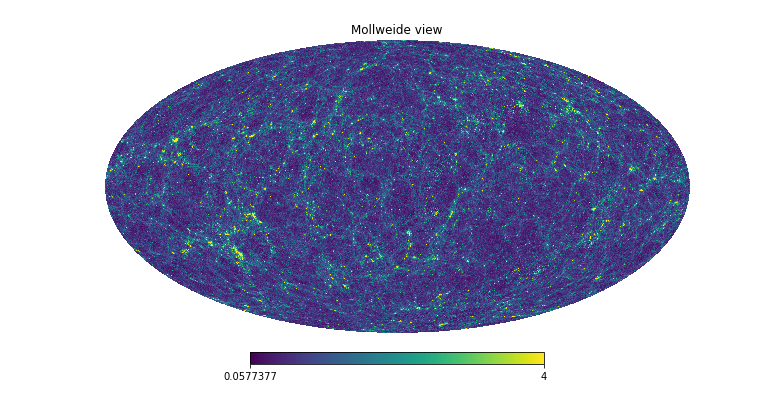
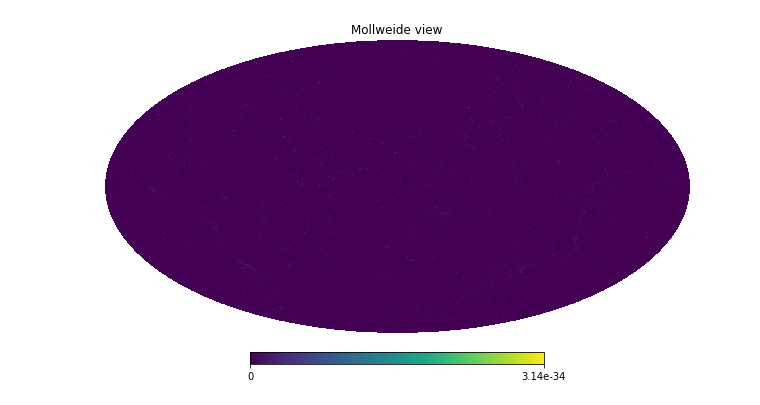
Before and after one commit to wurdahl/kSZfromPC, a Jupyter notebook: Opening-FITS.ipynb, the cells around one changed output. Saved outputs shown, nothing was run; the diff lists cells and outputs as text; code cells hidden in the pictures.

```diff
--- a/Opening-FITS.ipynb
+++ b/Opening-FITS.ipynb
@@ -26,7 +32,7 @@ plt.hist(kSZ,bins = np.linspace(-1*10**-6,1*10**-6));
 # %%
-convergence = hp.read_map("convergence.fits")
-hp.mollview(convergence,xsize=3200,max=4)
+convergence = hp.read_map("convergence_NS_384_R_256_P_768.fits")
+hp.mollview(convergence,xsize=3200)
 # %% [output]
-[figure, old version]
+[figure, new version]
 # %%
 hp.newvisufunc.projview(convergence,max=4,xsize=3200);
```
Also changed, not shown: parts of 9 cells of this notebook, 7 other files.
